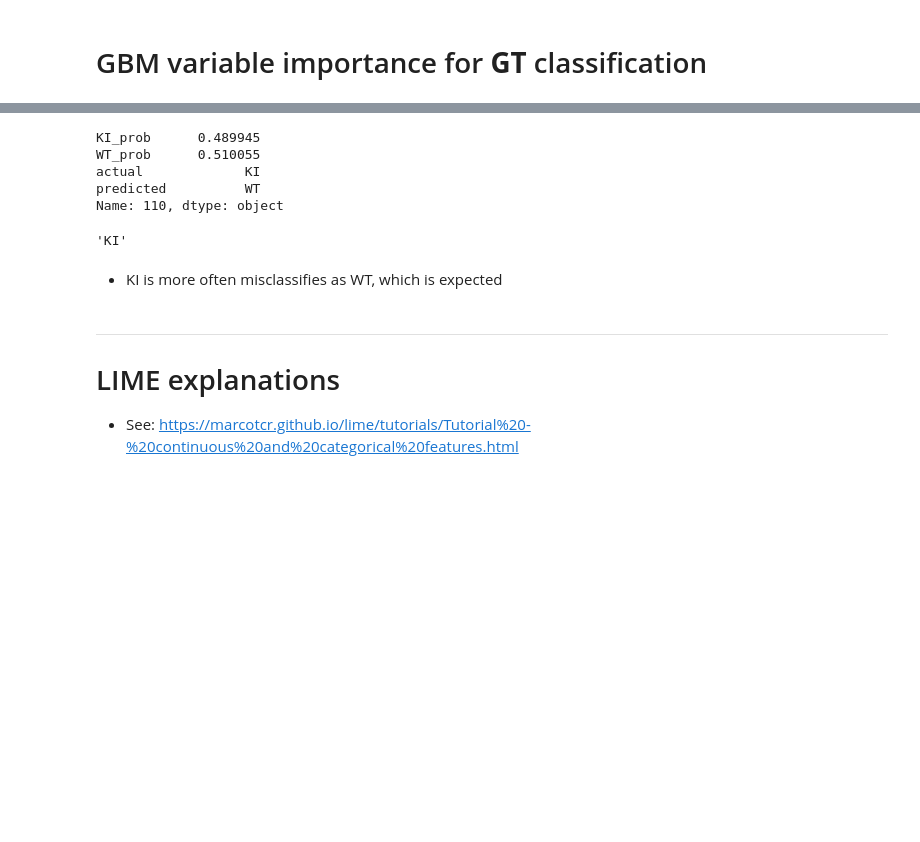
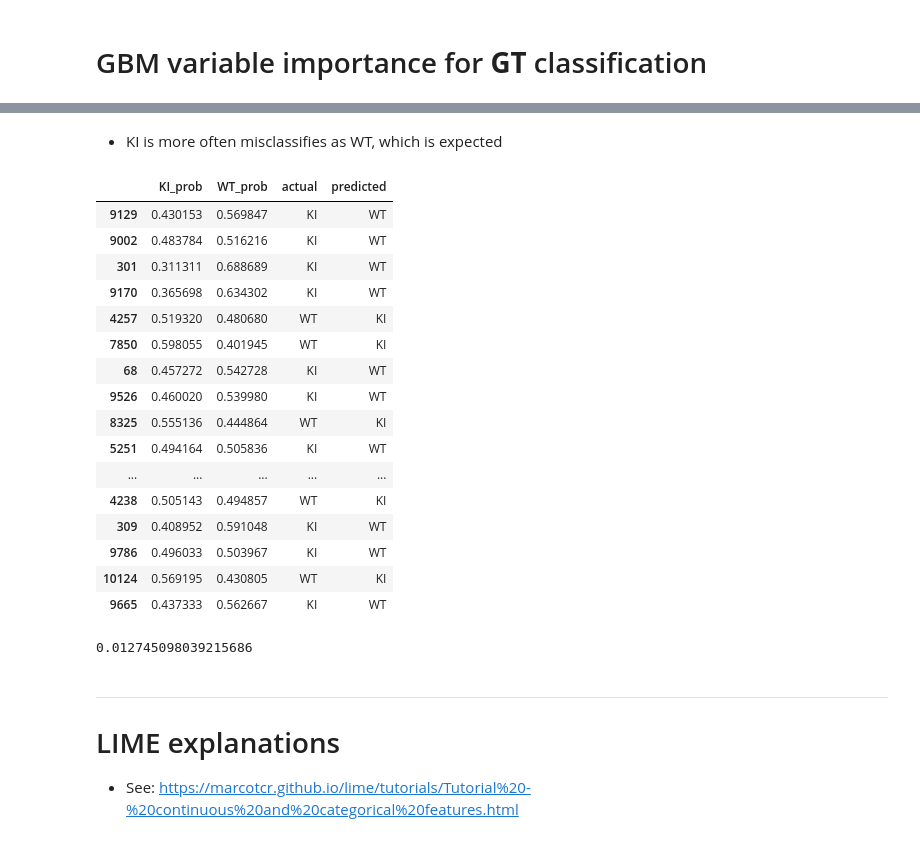
Before and after one commit to tmoerman/alois, a Jupyter notebook: notebooks/03_ashley_21_mar_2018/03_boruta_classification_GT.ipynb, the cells around one changed output, grey strips where cells are left out. Saved outputs shown, nothing was run; the diff lists cells and outputs as text; code cells hidden in the pictures; blank space fills up the shorter version.

```diff
--- a/notebooks/03_ashley_21_mar_2018/03_boruta_classification_GT.ipynb
+++ b/notebooks/03_ashley_21_mar_2018/03_boruta_classification_GT.ipynb
@@ -322,20 +282,32 @@ predicted_df = pd.DataFrame({'predicted': predicted_labels,
 # %%
 predicted_correct = predicted_df[predicted_df['actual'] == predicted_df['predicted']]
 predicted_wrong = predicted_df[predicted_df['actual'] != predicted_df['predicted']]
-# %%
-predicted_wrong.loc[110]
-# %% [output]
-KI_prob      0.489945
-WT_prob      0.510055
-actual             KI
-predicted          WT
-Name: 110, dtype: object
-# %%
-y_train.loc[227]
-# %% [output]
-'KI'
 # %% [markdown]
 * KI is more often misclassifies as WT, which is expected
+# %%
+predicted_wrong
+# %% [output]
+|  | KI_prob | WT_prob | actual | predicted |
+| 9129 | 0.430153 | 0.569847 | KI | WT |
+| 9002 | 0.483784 | 0.516216 | KI | WT |
+| 301 | 0.311311 | 0.688689 | KI | WT |
+| 9170 | 0.365698 | 0.634302 | KI | WT |
+| 4257 | 0.519320 | 0.480680 | WT | KI |
+| 7850 | 0.598055 | 0.401945 | WT | KI |
+| 68 | 0.457272 | 0.542728 | KI | WT |
+| 9526 | 0.460020 | 0.539980 | KI | WT |
+| 8325 | 0.555136 | 0.444864 | WT | KI |
+| 5251 | 0.494164 | 0.505836 | KI | WT |
+| ... | ... | ... | ... | ... |
+| 4238 | 0.505143 | 0.494857 | WT | KI |
+| 309 | 0.408952 | 0.591048 | KI | WT |
+| 9786 | 0.496033 | 0.503967 | KI | WT |
+| 10124 | 0.569195 | 0.430805 | WT | KI |
+| 9665 | 0.437333 | 0.562667 | KI | WT |
+# %%
+len(predicted_wrong) / len(predicted_correct)
+# %% [output]
+0.012745098039215686
 # %% [markdown]
 ---
 
```
Also changed, not shown: parts of 40 cells of this notebook, 3 other files.
